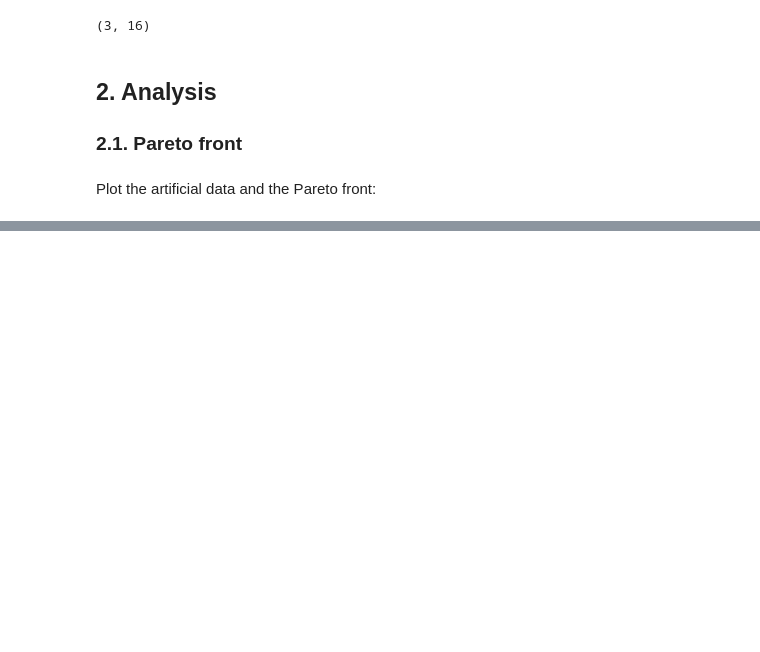
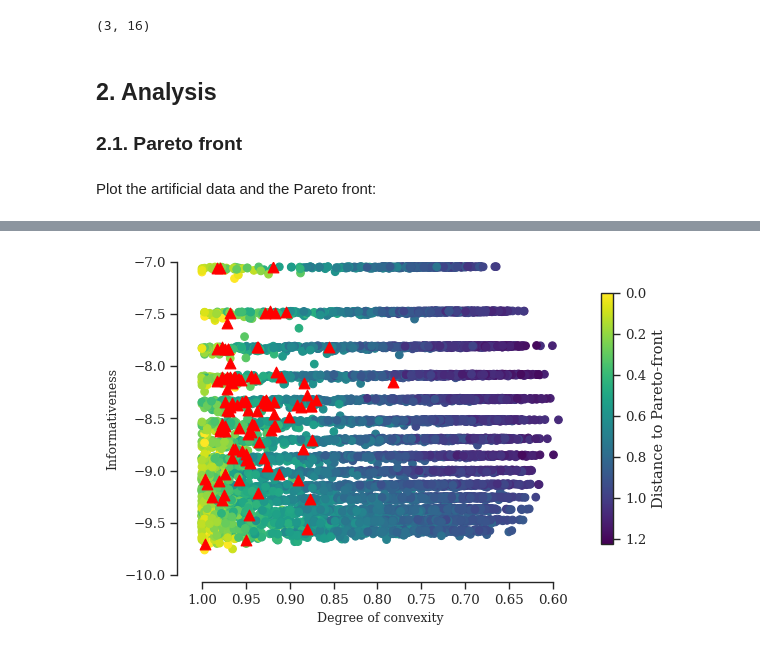
Before and after one commit to alexeykosh/2024-convexity-efficient-communication, a Jupyter notebook: notebooks/analysis-main.ipynb, the cells around one changed output, grey strips where cells are left out. Saved outputs shown, nothing was run; the diff lists cells and outputs as text; code cells hidden in the pictures; blank space fills up the shorter version.

```diff
--- a/notebooks/analysis-main.ipynb
+++ b/notebooks/analysis-main.ipynb
@@ -603,0 +642,34 @@ plt.show()
+# %%
+fig, ax = plt.subplots(figsize=(6, 4))
+
+# plot convexity vs informativeness (artificial languages)
+scatter = ax.scatter(conv_values, cost_values,
+                     c=distances, cmap='viridis_r',
+                     alpha=1, s=30,
+                     facecolors='none',
+                     norm=m_colors.Normalize(vmin=min(distances), vmax=max(distances)))
+# colorbar
+cbar = fig.colorbar(scatter, ax=ax, shrink=0.8, label='Distance to Pareto-front')
+cbar.ax.invert_yaxis()
+# ax.legend(loc='upper right', frameon=False)
+# cbar.set_norm(m_colors.Normalize(vmin=min(distances), vmax=max(distances)))
+
+
+# labels and style
+ax.set_xlabel('Degree of convexity', fontsize=9)
+ax.set_ylabel('Informativeness', fontsize=9)
+ax.set_ylim(-10, -7)
+sns.despine(ax=ax, offset=5, trim=True)
+
+# flip the x axis
+ax.invert_xaxis()
+
+# now add WCS languages
+ax.scatter(convexity_values, informativeness_values,
+           color='red', marker='^', s=60, label='WCS languages', zorder=10,)
+
+
+plt.tight_layout()
+plt.show()
+# %% [output]
+[figure, added]
```
Also changed, not shown: parts of 11 cells of this notebook, 3 other files.
